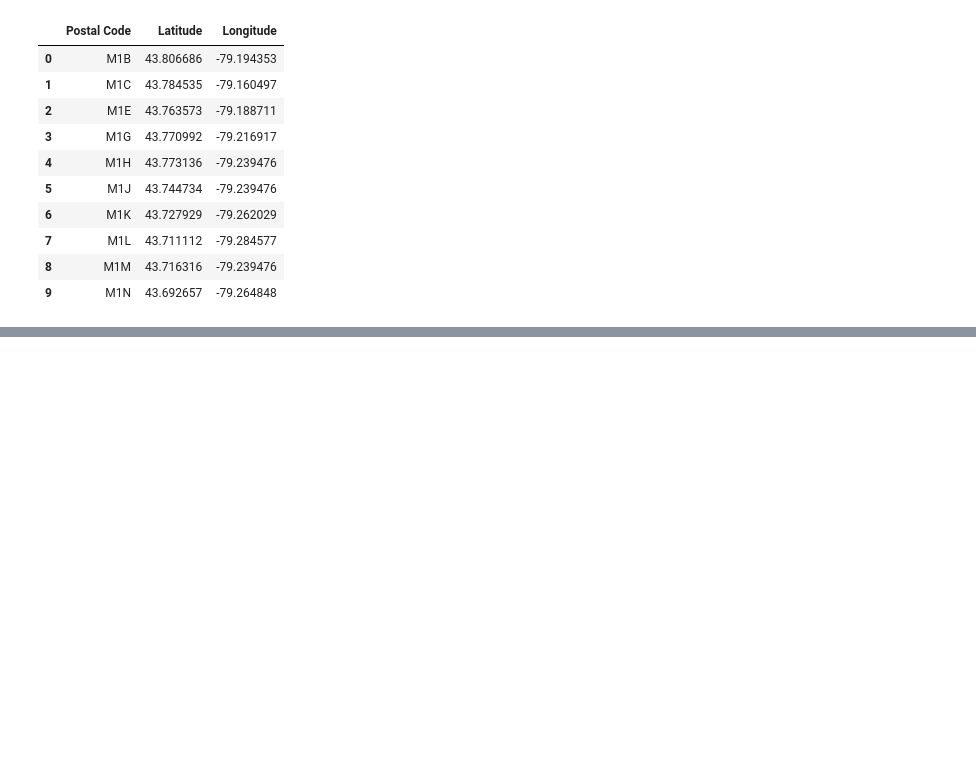
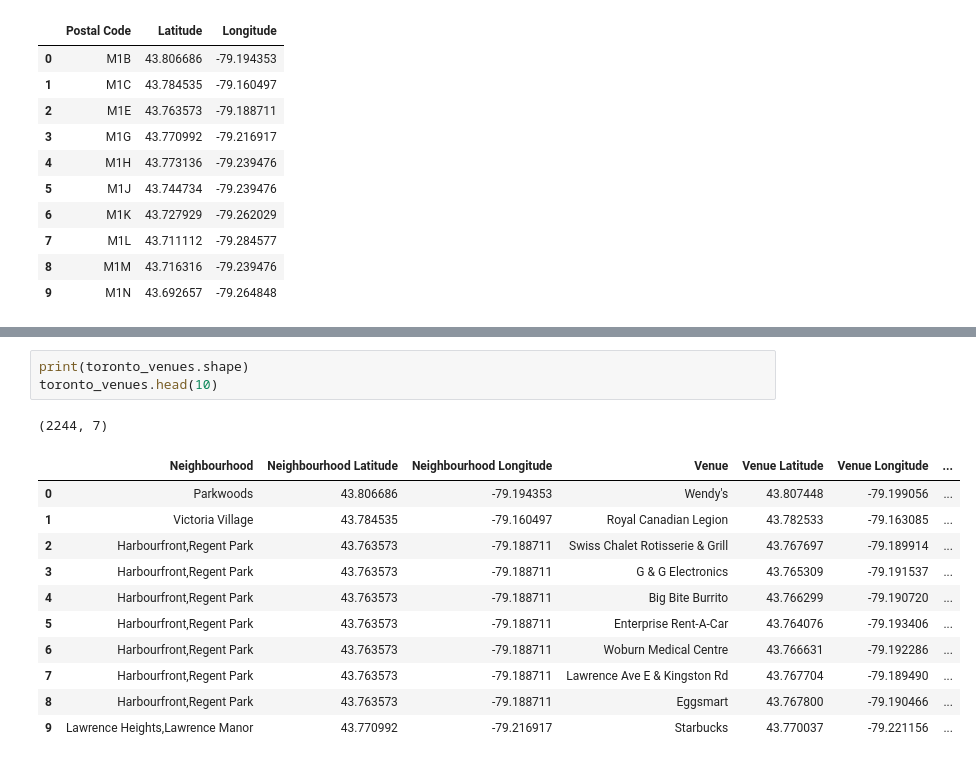
Before and after one commit to ViniB23/Coursera_Capstone, a Jupyter notebook: Toronto neighborhoods.ipynb, the cells around one changed output, grey strips where cells are left out. Drawn from its saved outputs; the diff is of its cells as text; blank space fills up the shorter version.

```diff
--- a/Toronto neighborhoods.ipynb
+++ b/Toronto neighborhoods.ipynb
@@ -92,0 +237,16 @@ Find the center of all the locations and prepare the folium map
+# %%
+print(toronto_venues.shape)
+toronto_venues.head(10)
+# %% [output]
+(2244, 7)
+|  | Neighbourhood | Neighbourhood Latitude | Neighbourhood Longitude | Venue | Venue Latitude | Venue Longitude | ... |
+| 0 | Parkwoods | 43.806686 | -79.194353 | Wendy's | 43.807448 | -79.199056 | ... |
+| 1 | Victoria Village | 43.784535 | -79.160497 | Royal Canadian Legion | 43.782533 | -79.163085 | ... |
+| 2 | Harbourfront,Regent Park | 43.763573 | -79.188711 | Swiss Chalet Rotisserie & Grill | 43.767697 | -79.189914 | ... |
+| 3 | Harbourfront,Regent Park | 43.763573 | -79.188711 | G & G Electronics | 43.765309 | -79.191537 | ... |
+| 4 | Harbourfront,Regent Park | 43.763573 | -79.188711 | Big Bite Burrito | 43.766299 | -79.190720 | ... |
+| 5 | Harbourfront,Regent Park | 43.763573 | -79.188711 | Enterprise Rent-A-Car | 43.764076 | -79.193406 | ... |
+| 6 | Harbourfront,Regent Park | 43.763573 | -79.188711 | Woburn Medical Centre | 43.766631 | -79.192286 | ... |
+| 7 | Harbourfront,Regent Park | 43.763573 | -79.188711 | Lawrence Ave E & Kingston Rd | 43.767704 | -79.189490 | ... |
+| 8 | Harbourfront,Regent Park | 43.763573 | -79.188711 | Eggsmart | 43.767800 | -79.190466 | ... |
+| 9 | Lawrence Heights,Lawrence Manor | 43.770992 | -79.216917 | Starbucks | 43.770037 | -79.221156 | ... |
```
Also changed, not shown: parts of 27 cells of this notebook.
